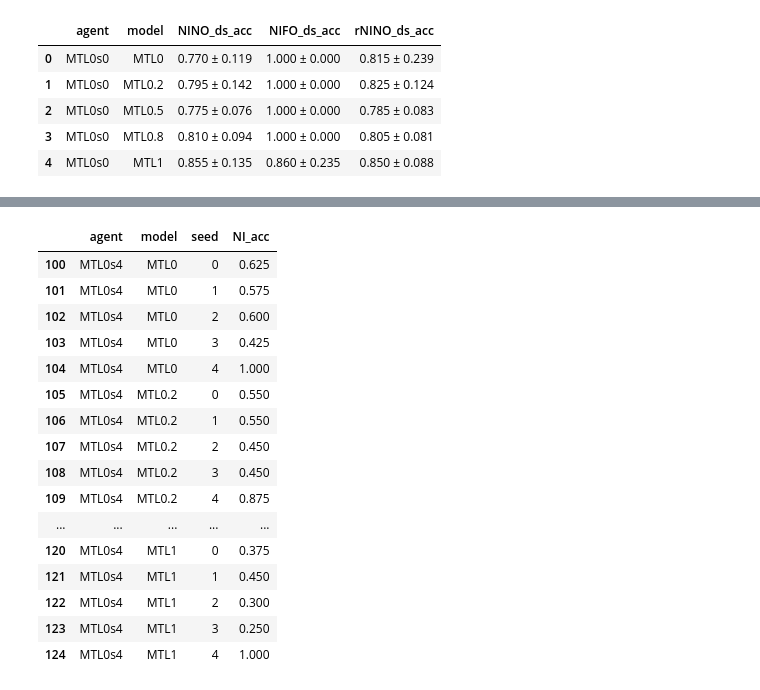
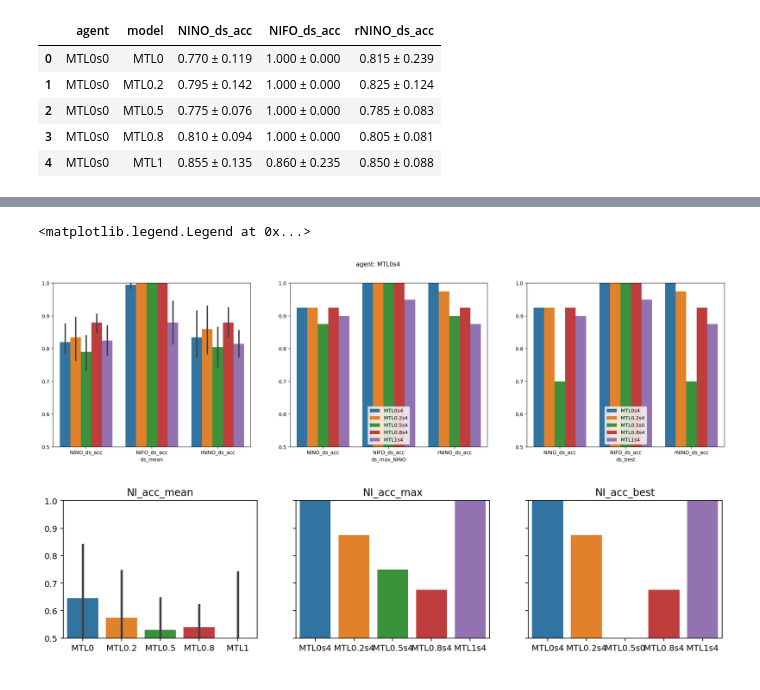
Before and after one commit to harry-tian/ai-driven-tutorial, a Jupyter notebook: evals/eval_prolific_bm.ipynb, the cells around one changed output, grey strips where cells are left out. Cells and saved outputs as stored; diff of their text form; code cells hidden in the pictures.

```diff
--- a/evals/eval_prolific_bm.ipynb
+++ b/evals/eval_prolific_bm.ipynb
@@ -99,7 +30,7 @@ def get_dss_from_embs(embs):
 # %%
-df = pd.read_csv('../bm_prolific_d50_e50_pre_no_aug_0.csv')
-df['model'] = df['Name'].map(lambda x: x.split('s')[0])
+df = results.copy()
 df['perf'] = df['test_clf_acc'] + df['test_triplet_acc']
-df = df.loc[df.groupby('model')['perf'].idxmax()][['model', 'Name', 'perf', 'test_clf_acc', 'test_triplet_acc']]
-best = {k:int(v) for k, v in df.Name.str.split('s')}
+df = df.loc[df.groupby('model')['perf'].idxmax()]
+best = {k:int(v) for k, v in zip(df['model'], df['seed'])}
 agent = 's'.join(['MTL0', str(best['MTL0'])])
+best, agent
@@ -130,21 +39,2 @@ resn_nis = get_NI(z_train, y_train, z_test, y_test)
-# %%
-id_columns = ['agent', 'model', 'seed']
-ds_columns = ['NINO_ds_acc', 'NIFO_ds_acc', 'rNINO_ds_acc']
-er_columns = ['NINO_ds_err', 'NIFO_ds_err', 'rNINO_ds_err']
-ni_columns = ['NIs', 'NI_acc']
-results = pd.DataFrame(columns=id_columns + ds_columns + er_columns + ni_columns)
-for syn in syns:
-    syn_dist = syns[syn]
-    for model in models:
-        for seed in seeds:
-            z_train, z_test = embs[model][seed]['train'], embs[model][seed]['test']
-            evals = syn_evals(z_train, y_train, z_test, y_test, None, None, None, None, dist=syn_dist)
-            nn_mat = np.vstack([np.arange(len(y_test)), evals['NIs'], resn_nis]).T
-            NI_acc = (get_ds_choice(syn_dist, nn_mat) == 0).mean()
-            evals['NI_acc'] = NI_acc
-            results.loc[len(results)] = [syn, model, seed] \
-                + [evals[k] for k in ds_columns] \
-                + [evals[k] for k in er_columns] \
-                + [evals[k] for k in ni_columns]
 # %%
 df = results.copy()
@@ -259,20 +88,28 @@ df[id_columns + ['NI_acc']]
-# %%
-df_agent[id_columns + ['NI_acc']]
-# %% [output]
-|  | agent | model | seed | NI_acc |
-| 100 | MTL0s4 | MTL0 | 0 | 0.625 |
-| 101 | MTL0s4 | MTL0 | 1 | 0.575 |
-| 102 | MTL0s4 | MTL0 | 2 | 0.600 |
-| 103 | MTL0s4 | MTL0 | 3 | 0.425 |
-| 104 | MTL0s4 | MTL0 | 4 | 1.000 |
-| 105 | MTL0s4 | MTL0.2 | 0 | 0.550 |
-| 106 | MTL0s4 | MTL0.2 | 1 | 0.550 |
-| 107 | MTL0s4 | MTL0.2 | 2 | 0.450 |
-| 108 | MTL0s4 | MTL0.2 | 3 | 0.450 |
-| 109 | MTL0s4 | MTL0.2 | 4 | 0.875 |
-| ... | ... | ... | ... | ... |
-| 120 | MTL0s4 | MTL1 | 0 | 0.375 |
-| 121 | MTL0s4 | MTL1 | 1 | 0.450 |
-| 122 | MTL0s4 | MTL1 | 2 | 0.300 |
-| 123 | MTL0s4 | MTL1 | 3 | 0.250 |
-| 124 | MTL0s4 | MTL1 | 4 | 1.000 |
+# %%
+fig, ax = plt.subplots(1, 3, figsize=(24, 6))
+fig.suptitle(f"agent: {agent}"); ax[0].set_ylim((0.5, 1))
+df_melt = pd.melt(df_agent, id_columns, ds_columns, var_name='ds_mean', value_name='acc')
+sns.barplot(ax=ax[0], x='ds_mean', y='acc', hue='model', data=df_melt)
+df = df_agent.loc[df_agent.groupby('model')['NINO_ds_acc'].idxmax()]
+df_melt = pd.melt(df, id_columns, ds_columns, var_name='ds_max_NINO', value_name='acc')
+sns.barplot(ax=ax[1], x='ds_max_NINO', y='acc', hue='name', data=df_melt)
+df_melt = pd.melt(df_agent_best, id_columns, ds_columns, var_name='ds_best', value_name='acc')
+sns.barplot(ax=ax[2], x='ds_best', y='acc', hue='name', data=df_melt)
+_ = [(ax.set_ylim((0.5, 1)), ax.set(ylabel=None), ax.get_legend().remove()) for ax in ax]
+ax[1].legend(loc='lower center')
+ax[2].legend(loc='lower center')
+# %% [output]
+<matplotlib.legend.Legend at 0x...>
+[figure, added]
+# %%
+fig, ax = plt.subplots(1, 3, figsize=(14, 3), sharey=True)
+df = df_agent[id_columns + ['NI_acc']]
+sns.barplot(ax=ax[0], data=df, x='model', y='NI_acc')
+df = df_agent[id_columns + ['NI_acc']].loc[df_agent.groupby('model')['NI_acc'].idxmax()]
+sns.barplot(ax=ax[1], data=df, x='name', y='NI_acc')
+df = df_agent_best[id_columns + ['NI_acc']]
+sns.barplot(ax=ax[2], data=df, x='name', y='NI_acc')
+titles = ['NI_acc_mean', 'NI_acc_max', 'NI_acc_best']
+_ = [(ax.set_ylim((0.5, 1)), ax.set(xlabel=None), ax.set(ylabel=None), ax.set_title(title)) for ax, title in zip(ax, titles)]
+# %% [output]
+[figure, added]
```
Also changed, not shown: parts of 21 cells of this notebook, 7 other files.
